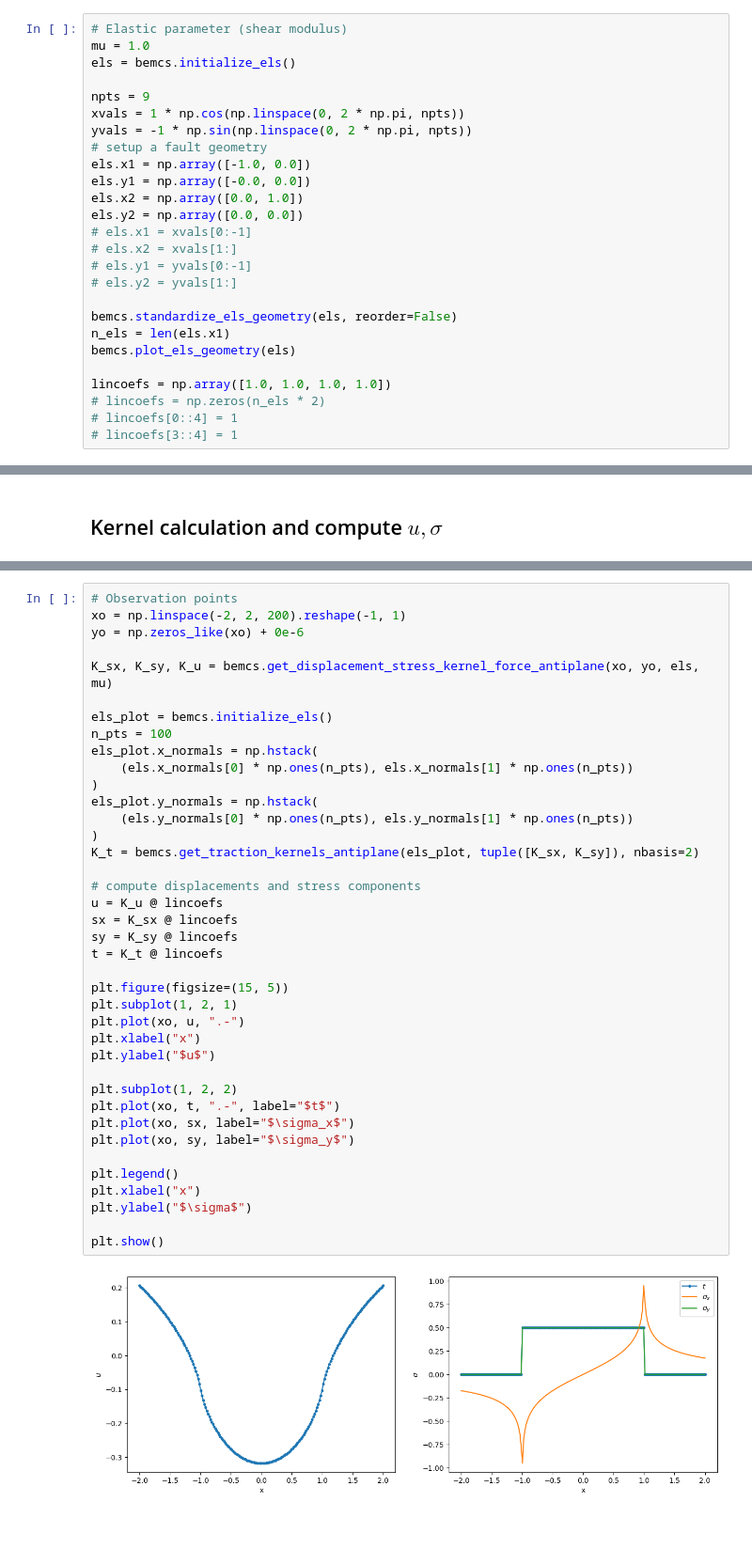
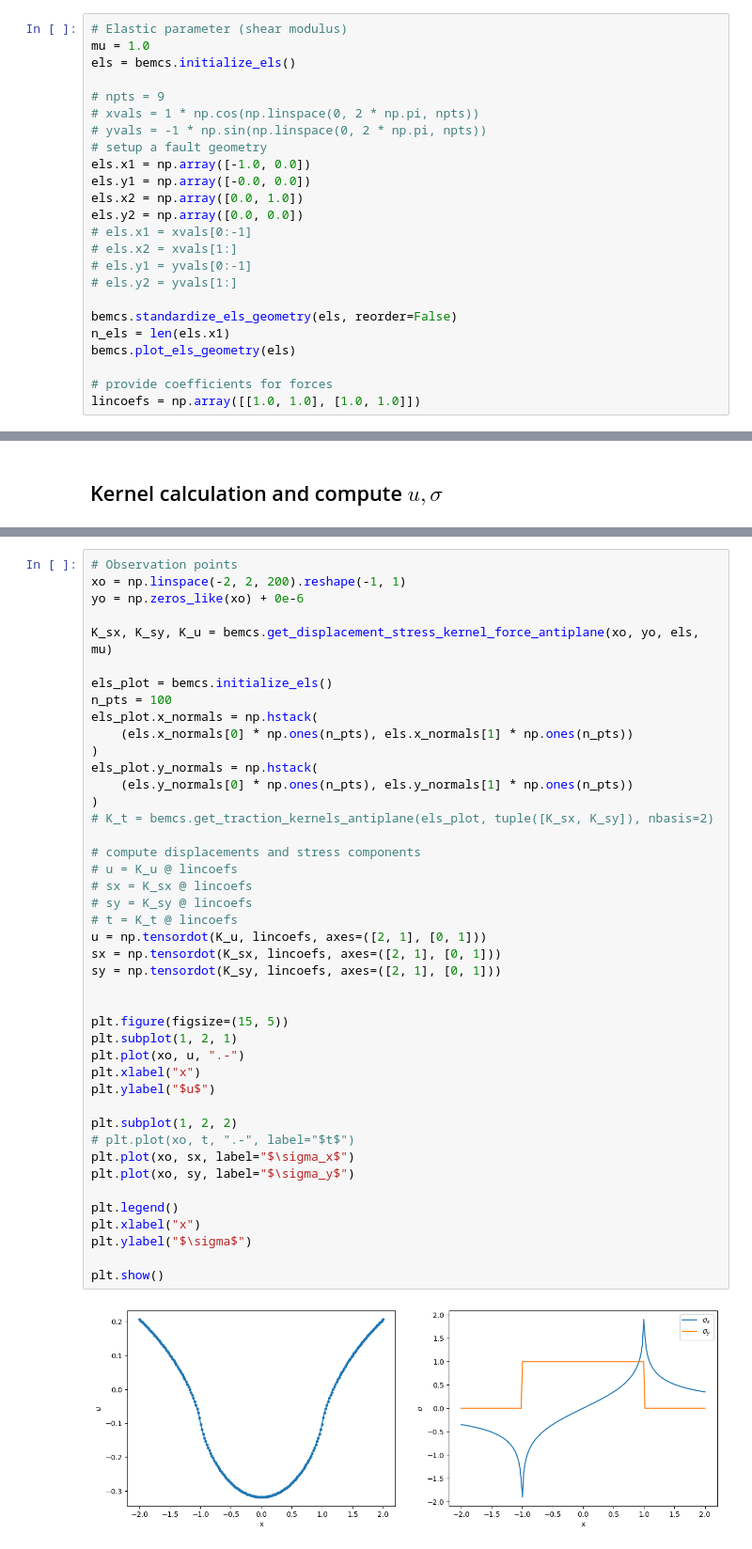
Before and after one commit to mallickrishg/bemcs, a Jupyter notebook: examples/antiplane/example_force_antiplane.ipynb, the cells around one changed output, grey strips where cells are left out. Shown at 94% size. Cells and saved outputs as stored; diff of their text form.

Commit message:
updated antiplane nb with new force kernel structure

```diff
--- a/examples/antiplane/example_force_antiplane.ipynb
+++ b/examples/antiplane/example_force_antiplane.ipynb
@@ -11,9 +11,9 @@ In this example we show how to compute displacements and stresses resulting from
 mu = 1.0
 els = bemcs.initialize_els()
 
-npts = 9
-xvals = 1 * np.cos(np.linspace(0, 2 * np.pi, npts))
-yvals = -1 * np.sin(np.linspace(0, 2 * np.pi, npts))
+# npts = 9
+# xvals = 1 * np.cos(np.linspace(0, 2 * np.pi, npts))
+# yvals = -1 * np.sin(np.linspace(0, 2 * np.pi, npts))
 # setup a fault geometry
 els.x1 = np.array([-1.0, 0.0])
 els.y1 = np.array([-0.0, 0.0])
@@ -28,10 +28,8 @@ bemcs.standardize_els_geometry(els, reorder=False)
 n_els = len(els.x1)
 bemcs.plot_els_geometry(els)
 
-lincoefs = np.array([1.0, 1.0, 1.0, 1.0])
-# lincoefs = np.zeros(n_els * 2)
-# lincoefs[0::4] = 1
-# lincoefs[3::4] = 1
+# provide coefficients for forces
+lincoefs = np.array([[1.0, 1.0], [1.0, 1.0]])
 # %% [output]
 [figure]
 # %% [markdown]
@@ -144,37 +142,41 @@ yo = np.zeros_like(xo) + 0e-6
 
 K_sx, K_sy, K_u = bemcs.get_displacement_stress_kernel_force_antiplane(xo, yo, els, mu)
 
 els_plot = bemcs.initialize_els()
 n_pts = 100
 els_plot.x_normals = np.hstack(
     (els.x_normals[0] * np.ones(n_pts), els.x_normals[1] * np.ones(n_pts))
 )
 els_plot.y_normals = np.hstack(
     (els.y_normals[0] * np.ones(n_pts), els.y_normals[1] * np.ones(n_pts))
 )
-K_t = bemcs.get_traction_kernels_antiplane(els_plot, tuple([K_sx, K_sy]), nbasis=2)
+# K_t = bemcs.get_traction_kernels_antiplane(els_plot, tuple([K_sx, K_sy]), nbasis=2)
 
 # compute displacements and stress components
-u = K_u @ lincoefs
-sx = K_sx @ lincoefs
-sy = K_sy @ lincoefs
-t = K_t @ lincoefs
+# u = K_u @ lincoefs
+# sx = K_sx @ lincoefs
+# sy = K_sy @ lincoefs
+# t = K_t @ lincoefs
+u = np.tensordot(K_u, lincoefs, axes=([2, 1], [0, 1]))
+sx = np.tensordot(K_sx, lincoefs, axes=([2, 1], [0, 1]))
+sy = np.tensordot(K_sy, lincoefs, axes=([2, 1], [0, 1]))
+
 
 plt.figure(figsize=(15, 5))
 plt.subplot(1, 2, 1)
 plt.plot(xo, u, ".-")
 plt.xlabel("x")
 plt.ylabel("$u$")
 
 plt.subplot(1, 2, 2)
-plt.plot(xo, t, ".-", label="$t$")
+# plt.plot(xo, t, ".-", label="$t$")
 plt.plot(xo, sx, label="$\sigma_x$")
 plt.plot(xo, sy, label="$\sigma_y$")
 
 plt.legend()
 plt.xlabel("x")
 plt.ylabel("$\sigma$")
 
 plt.show()
 # %% [output]
-[figure, old version]
+[figure, new version]
```
Also changed, not shown: parts of 1 cell of this notebook.
